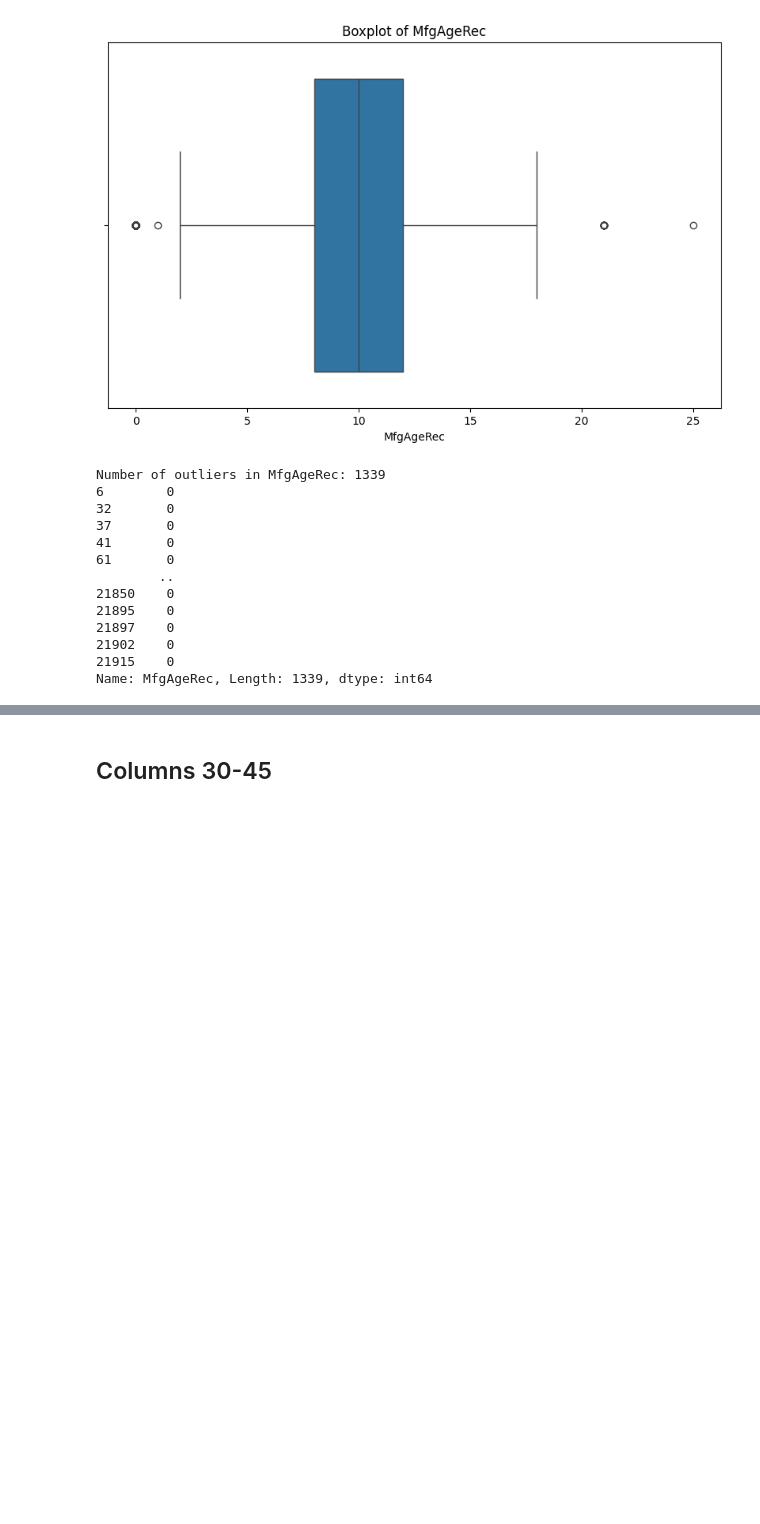
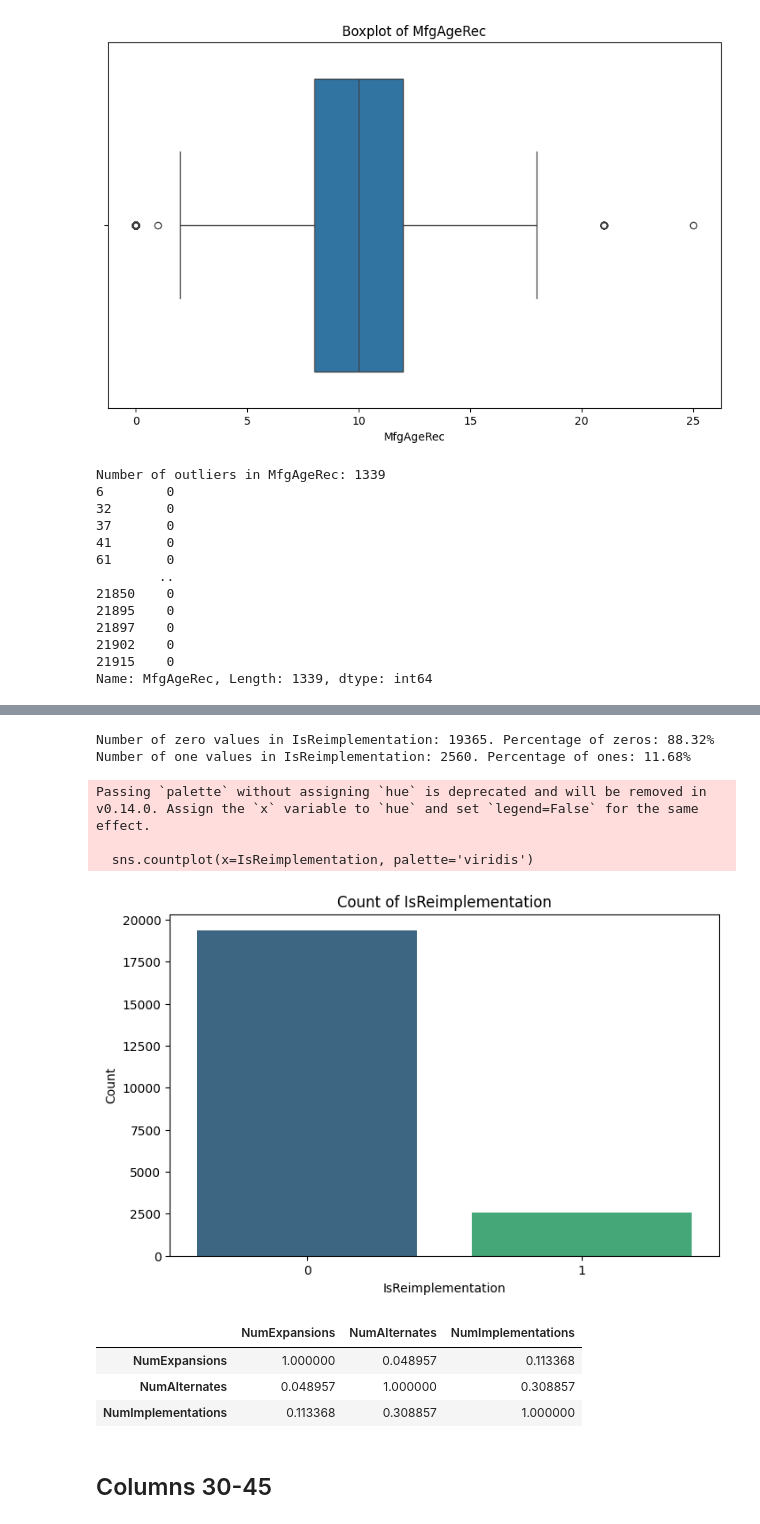
Before and after one commit to leopasq24/DataMining, a Jupyter notebook: data_understanding.ipynb, the cells around one changed output, grey strips where cells are left out. Drawn from its saved outputs; the diff is of its cells as text; code cells hidden in the pictures; blank space fills up the shorter version.

```diff
--- a/data_understanding.ipynb
+++ b/data_understanding.ipynb
@@ -361,3 +552,31 @@ Number of zero values in NumComments: 21925. Percentage of zeros: 100.00%
+# %%
+#IsReimplementation analysis
+
+IsReimplementation = df["IsReimplementation"]
+IsReimplementation_zeros = (IsReimplementation == 0).sum()
+print(f"Number of zero values in IsReimplementation: {IsReimplementation_zeros}. Percentage of zeros: {IsReimplementation_zeros / len(IsReimplementation) * 100:.2f}%")
+IsReimplementation_ones = (IsReimplementation == 1).sum()
+print(f"Number of one values in IsReimplementation: {IsReimplementation_ones}. Percentage of ones: {IsReimplementation_ones / len(IsReimplementation) * 100:.2f}%")
+df[(df["IsReimplementation"] == 1)& (df["NumImplementations"]== 0)][["Name", "IsReimplementation", "NumImplementations"]].count()
+# bar chart
+plt.figure(figsize=(8, 5))
+sns.countplot(x=IsReimplementation, palette='viridis')
+plt.title('Count of IsReimplementation')
+plt.xlabel('IsReimplementation')
+plt.ylabel('Count')
+plt.show()
+df[(df["IsReimplementation"] == 1)][["NumExpansions", "NumAlternates", "NumImplementations"]].corr()
+# %% [output]
+Number of zero values in IsReimplementation: 19365. Percentage of zeros: 88.32%
+Number of one values in IsReimplementation: 2560. Percentage of ones: 11.68%
+Passing `palette` without assigning `hue` is deprecated and will be removed in v0.14.0. Assign the `x` variable to `hue` and set `legend=False` for the same effect.
+
+  sns.countplot(x=IsReimplementation, palette='viridis')
+[figure, added]
+|  | NumExpansions | NumAlternates | NumImplementations |
+| NumExpansions | 1.000000 | 0.048957 | 0.113368 |
+| NumAlternates | 0.048957 | 1.000000 | 0.308857 |
+| NumImplementations | 0.113368 | 0.308857 | 1.000000 |
 # %% [markdown]
 ## Columns 30-45
 # %%
```
Also changed, not shown: parts of 6 cells of this notebook.
